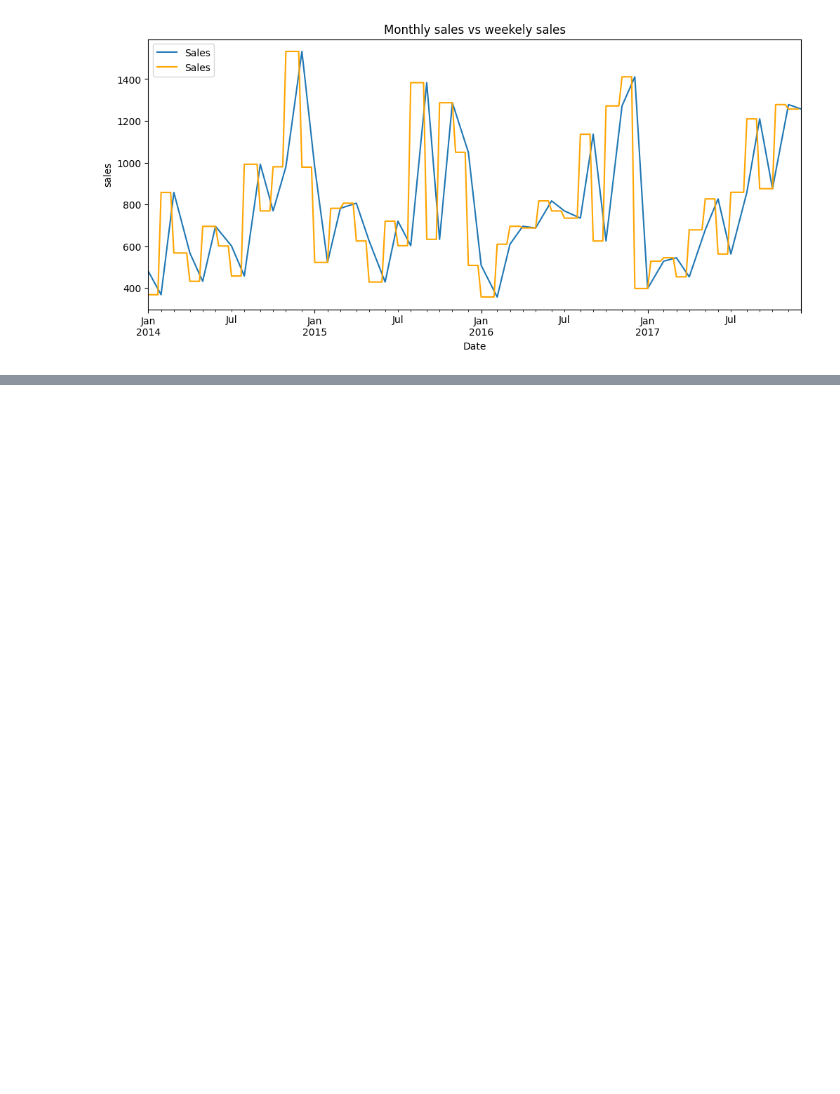
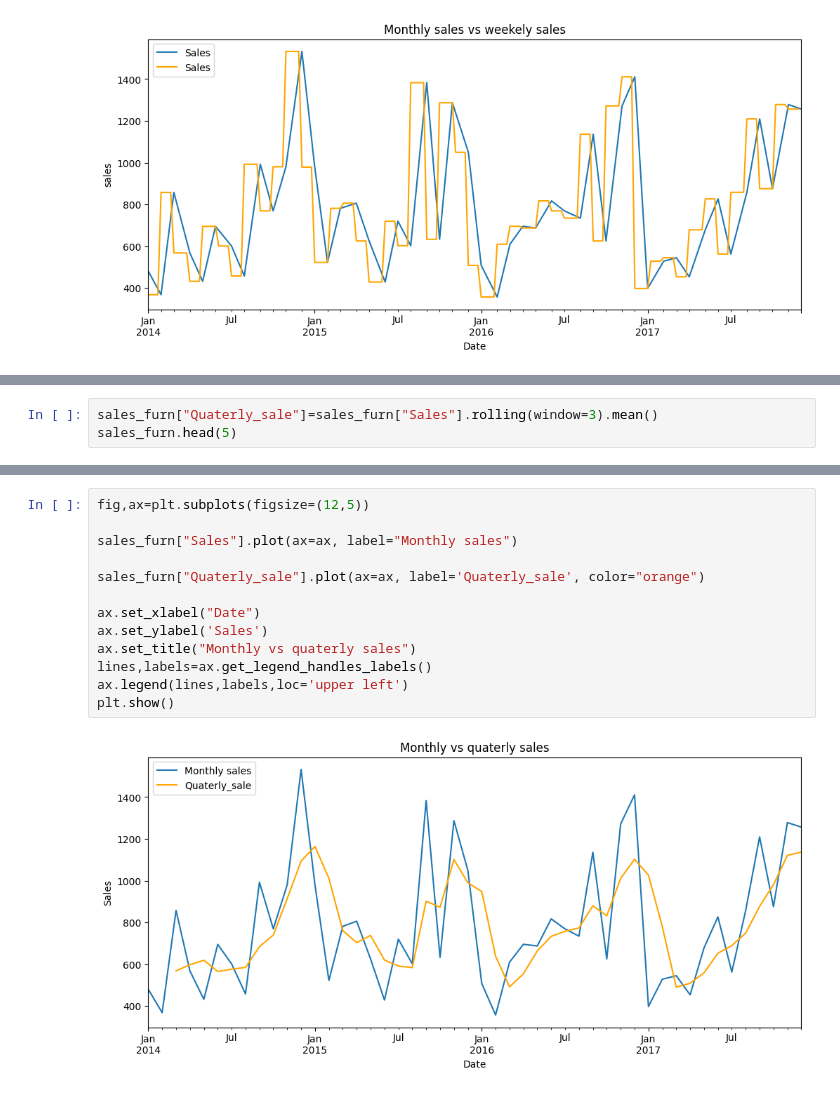
Before and after one commit to Suryasadasivam/Time_series_practice, a Jupyter notebook: Time_series_data_EDA.ipynb, the cells around one changed output, grey strips where cells are left out. Cells and saved outputs as stored; diff of their text form; blank space fills up the shorter version.

```diff
--- a/Time_series_data_EDA.ipynb
+++ b/Time_series_data_EDA.ipynb
@@ -266,0 +421,3 @@ ax.legend(lines,labels, loc='upper left')
+# %%
+sales_furn["Quaterly_sale"]=sales_furn["Sales"].rolling(window=3).mean()
+sales_furn.head(5)
@@ -266,0 +432,15 @@ ax.legend(lines,labels, loc='upper left')
+# %%
+fig,ax=plt.subplots(figsize=(12,5))
+
+sales_furn["Sales"].plot(ax=ax, label="Monthly sales")
+
+sales_furn["Quaterly_sale"].plot(ax=ax, label='Quaterly_sale', color="orange")
+
+ax.set_xlabel("Date")
+ax.set_ylabel('Sales')
+ax.set_title("Monthly vs quaterly sales")
+lines,labels=ax.get_legend_handles_labels()
+ax.legend(lines,labels,loc='upper left')
+plt.show()
+# %% [output]
+[figure, added]
```
Also changed, not shown: parts of 23 cells of this notebook.
